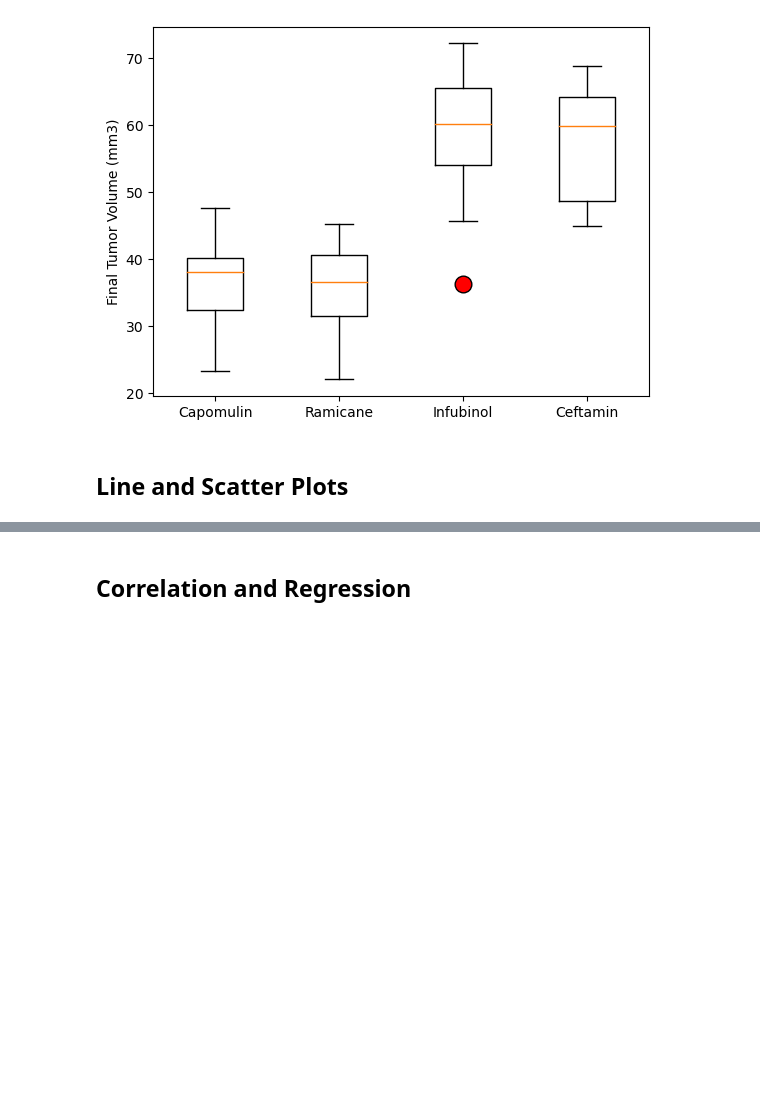
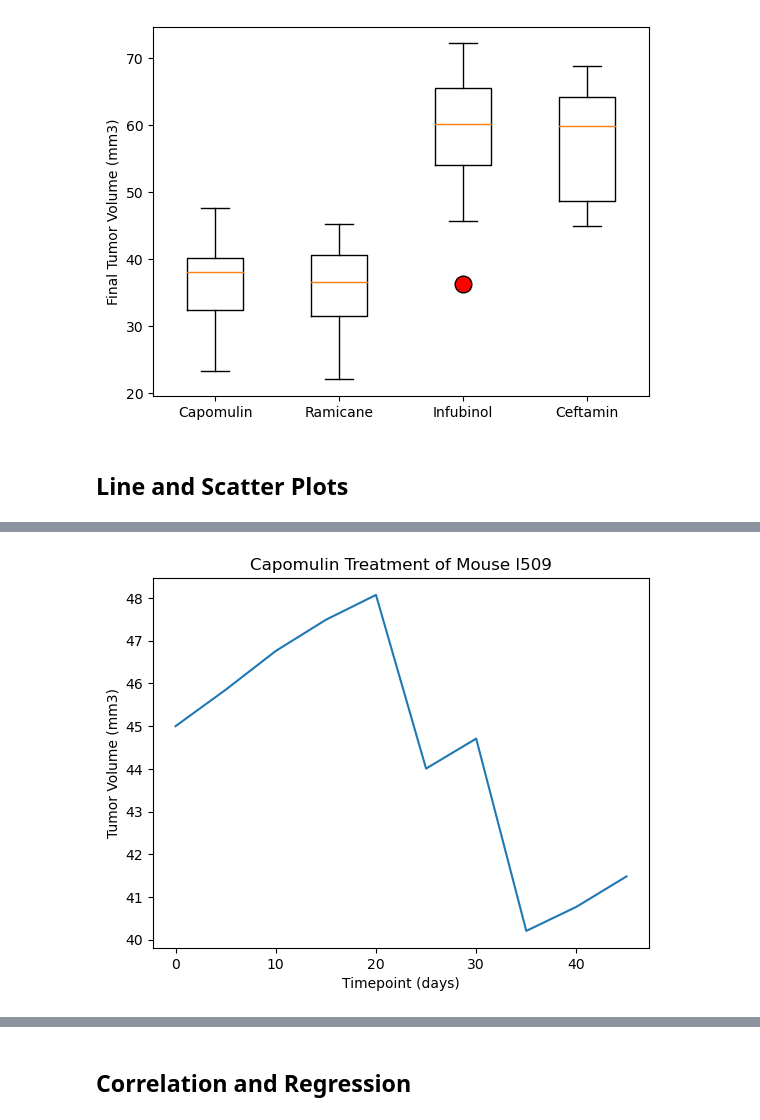
Before and after one commit to vasquezr8/matplotlib-challenge, a Jupyter notebook: Pymaceuticals/pymaceuticals_RV.ipynb, the cells around one changed output, grey strips where cells are left out. Cells and saved outputs as stored; diff of their text form; code cells hidden in the pictures; blank space fills up the shorter version.

```diff
--- a/Pymaceuticals/pymaceuticals_RV.ipynb
+++ b/Pymaceuticals/pymaceuticals_RV.ipynb
@@ -267,0 +254,26 @@ Ceftamin's potential outliers: Series([], Name: Tumor Volume (mm3), dtype: float
+# %%
+# Generate a line plot of tumor volume vs. time point for a single mouse treated with Capomulin
+# capomulin_only_mice = reduced_df.loc[(reduced_df["Drug Regimen"] == "Capomulin"), :]
+# capomulin_only_mice
+
+single_mouse_line_graph = reduced_df.loc[(reduced_df["Mouse ID"] == "l509"), ["Timepoint", "Tumor Volume (mm3)"]]
+single_mouse_line_graph
+
+single_mouse_index_labels = single_mouse_line_graph["Timepoint"]
+single_mouse_line_graph.index = single_mouse_index_labels
+single_mouse_line_graph_new = single_mouse_line_graph.drop(["Timepoint"], axis = 1)
+single_mouse_line_graph_new
+
+single_mouse_list = list(single_mouse_line_graph_new.index)
+single_mouse_list
+
+# x_axis = np.arange(single_mouse_list)
+# tick_locations = [value+0.4 for value in x_axis]
+
+plt.plot(single_mouse_list, single_mouse_line_graph_new)
+plt.xlabel("Timepoint (days)")
+plt.ylabel("Tumor Volume (mm3)")
+plt.title("Capomulin Treatment of Mouse l509")
+plt.show()
+# %% [output]
+[figure, added]
```
Also changed, not shown: parts of 7 cells of this notebook.
